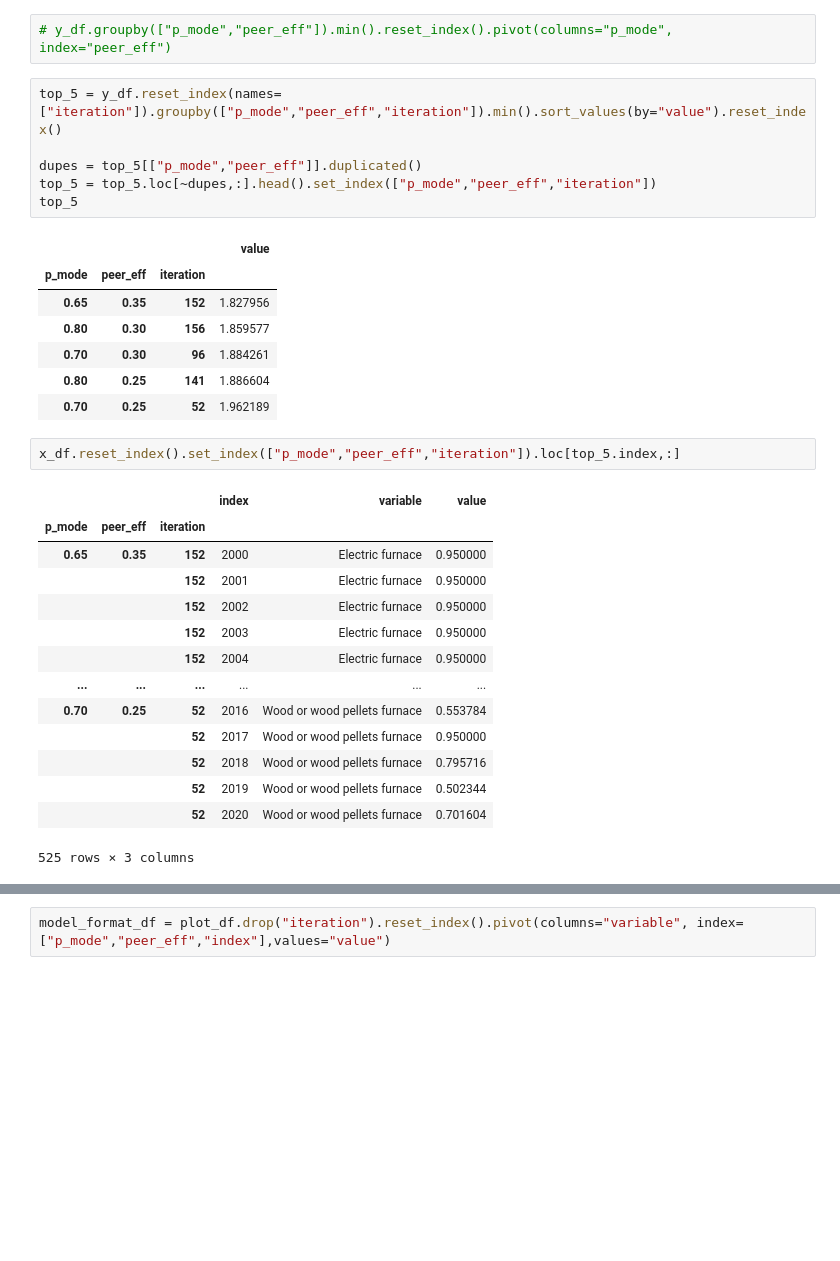
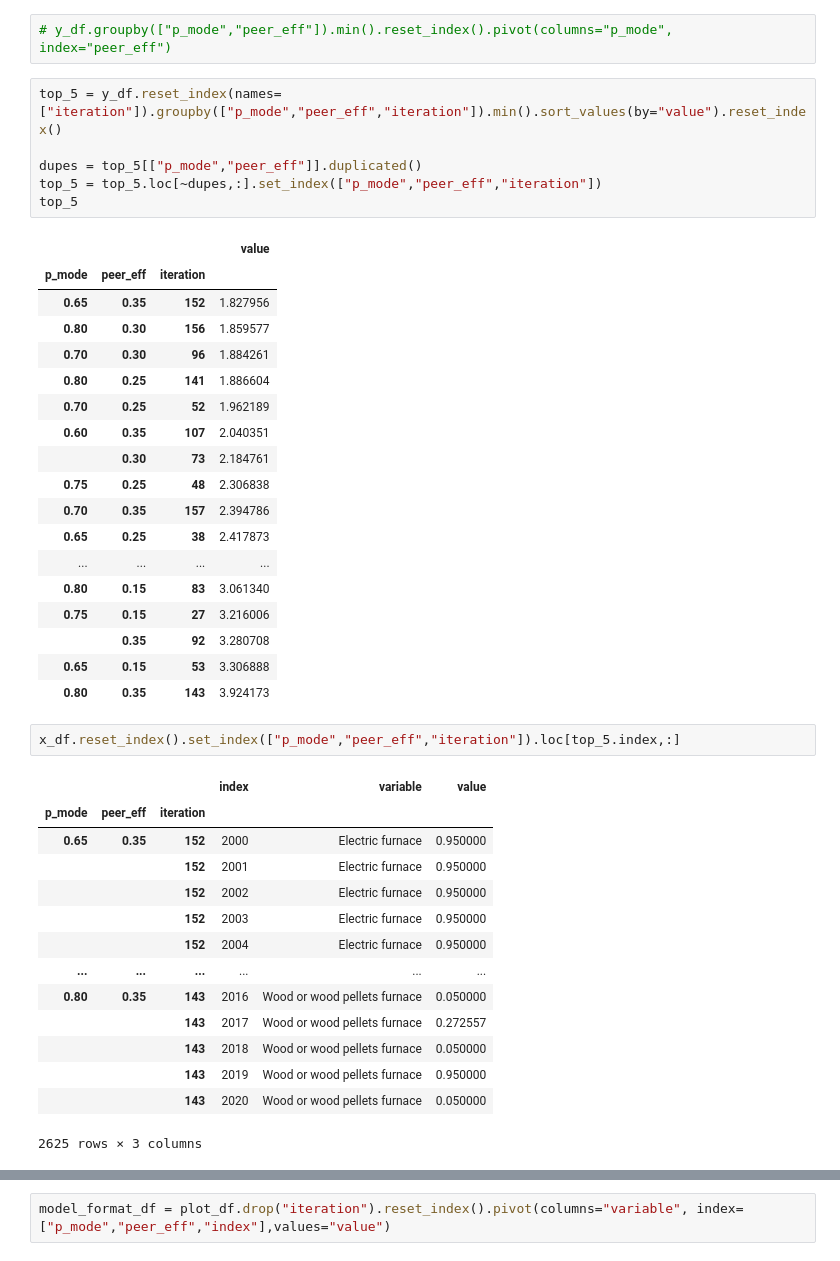
Before and after one commit to david-huck/abetam, a Jupyter notebook: scipy-opt.ipynb, the cells around one changed output, grey strips where cells are left out. Cells and saved outputs as stored; diff of their text form; blank space fills up the shorter version.

```diff
--- a/scipy-opt.ipynb
+++ b/scipy-opt.ipynb
@@ -48,17 +48,28 @@ x_df, y_df = post_process_results()
 # %%
 top_5 = y_df.reset_index(names=["iteration"]).groupby(["p_mode","peer_eff","iteration"]).min().sort_values(by="value").reset_index()
 
 dupes = top_5[["p_mode","peer_eff"]].duplicated()
-top_5 = top_5.loc[~dupes,:].head().set_index(["p_mode","peer_eff","iteration"])
+top_5 = top_5.loc[~dupes,:].set_index(["p_mode","peer_eff","iteration"])
 top_5
 # %% [output]
 |  |  |  | value |
 | p_mode | peer_eff | iteration |  |
 | 0.65 | 0.35 | 152 | 1.827956 |
 | 0.80 | 0.30 | 156 | 1.859577 |
 | 0.70 | 0.30 | 96 | 1.884261 |
 | 0.80 | 0.25 | 141 | 1.886604 |
 | 0.70 | 0.25 | 52 | 1.962189 |
+| 0.60 | 0.35 | 107 | 2.040351 |
+|  | 0.30 | 73 | 2.184761 |
+| 0.75 | 0.25 | 48 | 2.306838 |
+| 0.70 | 0.35 | 157 | 2.394786 |
+| 0.65 | 0.25 | 38 | 2.417873 |
+| ... | ... | ... | ... |
+| 0.80 | 0.15 | 83 | 3.061340 |
+| 0.75 | 0.15 | 27 | 3.216006 |
+|  | 0.35 | 92 | 3.280708 |
+| 0.65 | 0.15 | 53 | 3.306888 |
+| 0.80 | 0.35 | 143 | 3.924173 |
 # %%
 x_df.reset_index().set_index(["p_mode","peer_eff","iteration"]).loc[top_5.index,:]
 # %% [output]
@@ -70,12 +81,12 @@ x_df.reset_index().set_index(["p_mode","peer_eff","iteration"]).loc[top_5.index,
 |  |  | 152 | 2003 | Electric furnace | 0.950000 |
 |  |  | 152 | 2004 | Electric furnace | 0.950000 |
 | ... | ... | ... | ... | ... | ... |
-| 0.70 | 0.25 | 52 | 2016 | Wood or wood pellets furnace | 0.553784 |
-|  |  | 52 | 2017 | Wood or wood pellets furnace | 0.950000 |
-|  |  | 52 | 2018 | Wood or wood pellets furnace | 0.795716 |
-|  |  | 52 | 2019 | Wood or wood pellets furnace | 0.502344 |
-|  |  | 52 | 2020 | Wood or wood pellets furnace | 0.701604 |
+| 0.80 | 0.35 | 143 | 2016 | Wood or wood pellets furnace | 0.050000 |
+|  |  | 143 | 2017 | Wood or wood pellets furnace | 0.272557 |
+|  |  | 143 | 2018 | Wood or wood pellets furnace | 0.050000 |
+|  |  | 143 | 2019 | Wood or wood pellets furnace | 0.950000 |
+|  |  | 143 | 2020 | Wood or wood pellets furnace | 0.050000 |
-525 rows × 3 columns
+2625 rows × 3 columns
 # %%
 # plot_df = x_df.reset_index().query("iteration%15==0")
 plot_df = x_df.reset_index().set_index(["p_mode","peer_eff","iteration"]).loc[top_5.index,:]
```
Also changed, not shown: parts of 2 cells of this notebook, 2 other files.
